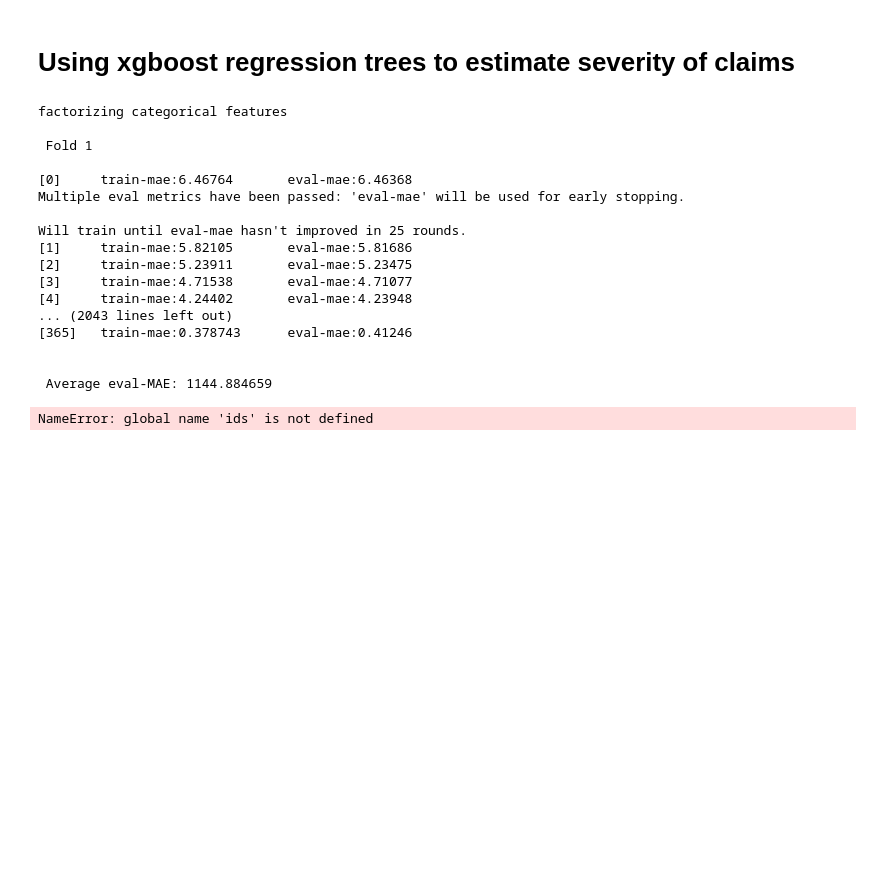
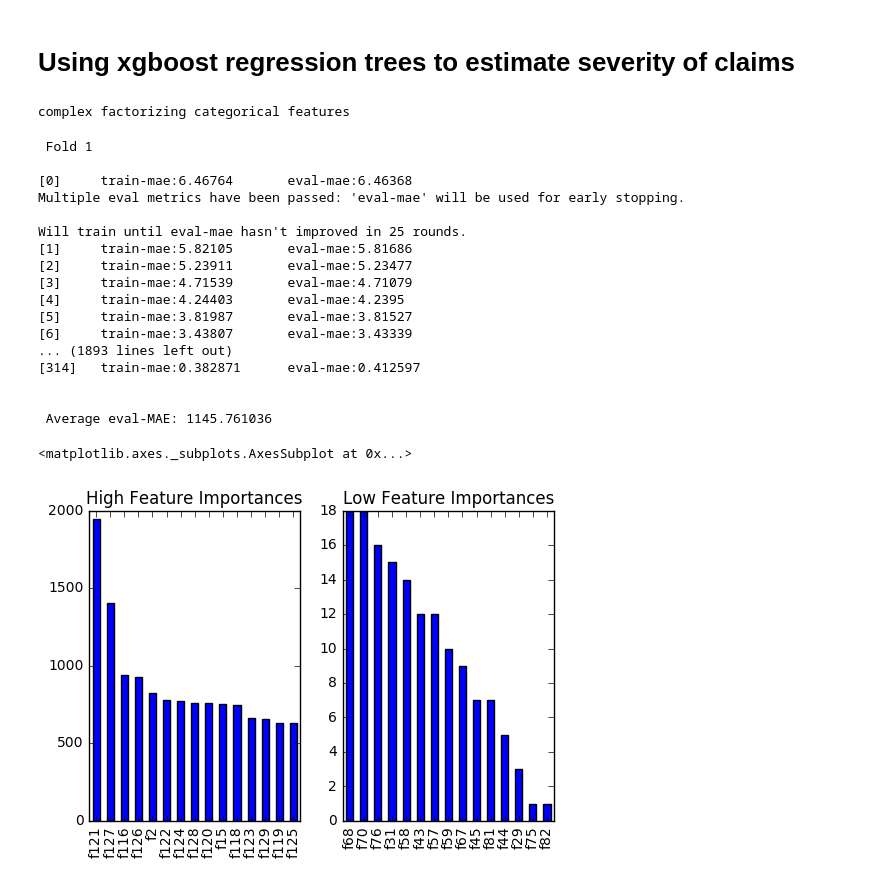
Before and after one commit to dvanlunen/allstate-severity, a Jupyter notebook: XGB Model.ipynb, the cells around one changed output. Saved outputs shown, nothing was run; the diff lists cells and outputs as text; code cells hidden in the pictures; blank space fills up the shorter version.

Commit message:
updated model, some tuning code added

```diff
--- a/XGB Model.ipynb
+++ b/XGB Model.ipynb
@@ -18,7 +21,7 @@ cat_features = [x for x in train_test_raw.select_dtypes(include=['O']).columns i
 num_features = [x for x in train_test_raw.select_dtypes(exclude=['O']).columns if x not in ['id', 'loss']]
 # %%
 # save important info
-targets_log = np.log(train_test_raw['loss'])
+targets_log = np.log(train_raw['loss'])
 out_ids = test_raw['id']
 ntrain = train_raw.shape[0]
 
@@ -26,15 +29,24 @@ ntrain = train_raw.shape[0]
 train_test = train_test_raw.drop(['id', 'loss'], axis=1)
 # %%
 # factorize or one hot code categorical columns
+# couldn't one hot code because of memory issues
+# complex factorize to make it so number for AA is after Z
+def complex_factorize(df, feature):
+    ser = pd.Series(df[feature].unique())
+    func = lambda x: sorted(x.values.ravel())
+    arr = np.hstack(ser.groupby(ser.str.len()).apply(func).values)
+    return pd.factorize(arr)
+
 def handle_cat_columns(train_test=train_test, cat_handling='factorize'):
     new_dat = train_test.copy()
     if cat_handling == 'factorize':
-        print "factorizing categorical features"
-        for feature in cat_features:
-            new_dat[feature] = pd.factorize(new_dat[feature], sort=True)[0]
+        print "complex factorizing categorical features"
+        for feat in cat_features:
+            val, ser = complex_factorize(new_dat, feat)
+            new_dat[feat] = new_dat[feat].replace(ser, val)
     elif cat_handling == 'onehot':
         print "one hot coding categorical features"
-        new_dat = pd.concat([new_dat, get_dummies(new_dat, prefix=cat_features)],axis=1)
+        new_dat = pd.concat([new_dat, pd.get_dummies(new_dat, prefix=cat_features)],axis=1)
         new_dat = new_dat.drop(cat_features, 1)
     else:
         raise Exception('cat_handling Value Error')
@@ -52,7 +64,7 @@ def preprocess_dat(train_test_dat, ntrain=ntrain):
     test = scaler.transform(test)
     return train, test
 # %%
-def run_model(train, test, outputfile, params, folds=5, early_stopping=25):
+def run_model(train, test, outputfile, params, folds=5, early_stopping=25, out_ids=out_ids, targets_log=targets_log):
     d_test = xgb.DMatrix(test)
     # variables to track while running
     mae_folds = 0 # sum of MAE accross folds
@@ -74,7 +86,7 @@ def run_model(train, test, outputfile, params, folds=5, early_stopping=25):
         # model
         clf = xgb.train(params,
                        d_train,
-                       100000,
+                       100000, # high number of rounds, just stop when it isn't getting better
                        [(d_train, 'train'), (d_val, 'eval')],
                        early_stopping_rounds=early_stopping)
 
@@ -97,11 +109,21 @@ def run_model(train, test, outputfile, params, folds=5, early_stopping=25):
 
     # Output predictions
     output = pd.DataFrame(pred, columns=['loss'])
-    output['id'] = ids
+    output['id'] = out_ids
     output = output.set_index('id')
     output.to_csv(outputfile, encoding='utf-8')
+
+    # Plot feature importances for more exploration
+    feat_imp = pd.Series(clf.get_fscore()).sort_values(ascending=False)
+
+
+    return mae, feat_imp
+# %%
+train, test = preprocess_dat(handle_cat_columns(cat_handling='factorize'))
+# %% [output]
+complex factorizing categorical features
 # %%
-train, test = preprocess_dat(handle_cat_columns(cat_handling='factorize'))
+# Avg MAE ~ 1144.9
 params ={
     'booster': 'gbtree',
     'colsample_bytree': 0.3085,
@@ -116,10 +138,8 @@ params ={
     'silent': 1,
     'subsample': 0.993}
 
-run_model(train, test, xgb.DMatrix(test), folds=5, early_stopping=25,params=params)
+mae_fact, feat_imp = run_model(train, test, 'fact_run.csv', params)
 # %% [output]
-factorizing categorical features
-
  Fold 1
 
 [0]     train-mae:6.46764       eval-mae:6.46368
@@ -127,12 +147,20 @@ Multiple eval metrics have been passed: 'eval-mae' will be used for early stoppi
 
 Will train until eval-mae hasn't improved in 25 rounds.
 [1]     train-mae:5.82105       eval-mae:5.81686
-[2]     train-mae:5.23911       eval-mae:5.23475
-[3]     train-mae:4.71538       eval-mae:4.71077
-[4]     train-mae:4.24402       eval-mae:4.23948
-... (2043 lines left out)
-[365]   train-mae:0.378743      eval-mae:0.41246
+[2]     train-mae:5.23911       eval-mae:5.23477
+[3]     train-mae:4.71539       eval-mae:4.71079
+[4]     train-mae:4.24403       eval-mae:4.2395
+[5]     train-mae:3.81987       eval-mae:3.81527
+[6]     train-mae:3.43807       eval-mae:3.43339
+... (1893 lines left out)
+[314]   train-mae:0.382871      eval-mae:0.412597
 
 
- Average eval-MAE: 1144.884659
+ Average eval-MAE: 1145.761036
-NameError: global name 'ids' is not defined
+# %%
+fig, axs = plt.subplots(1,2)
+feat_imp[:15].plot(kind='bar', title='High Feature Importances', ax=axs[0])
+feat_imp[-15:].plot(kind='bar', title='Low Feature Importances', ax=axs[1])
+# %% [output]
+<matplotlib.axes._subplots.AxesSubplot at 0x...>
+[figure, added]
```
Also changed, not shown: parts of 1 cell of this notebook, 1 other file.
